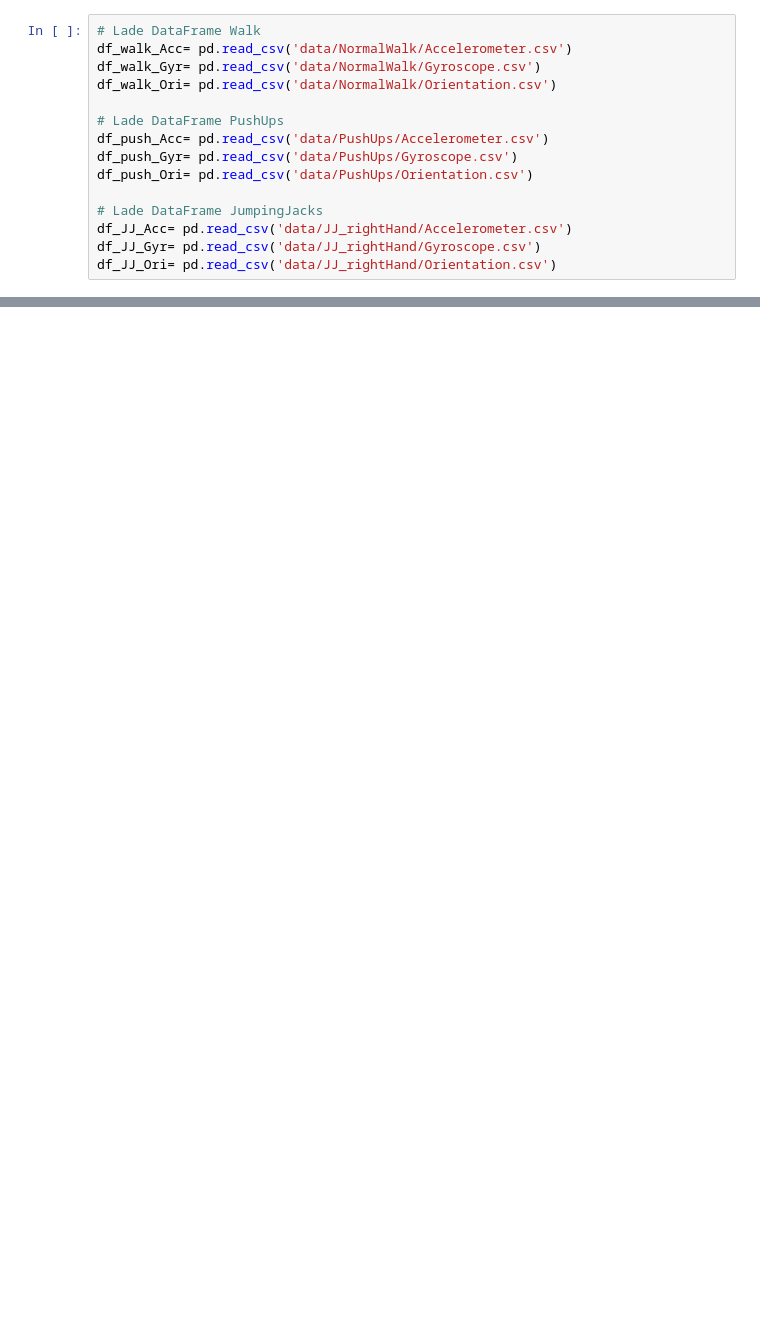
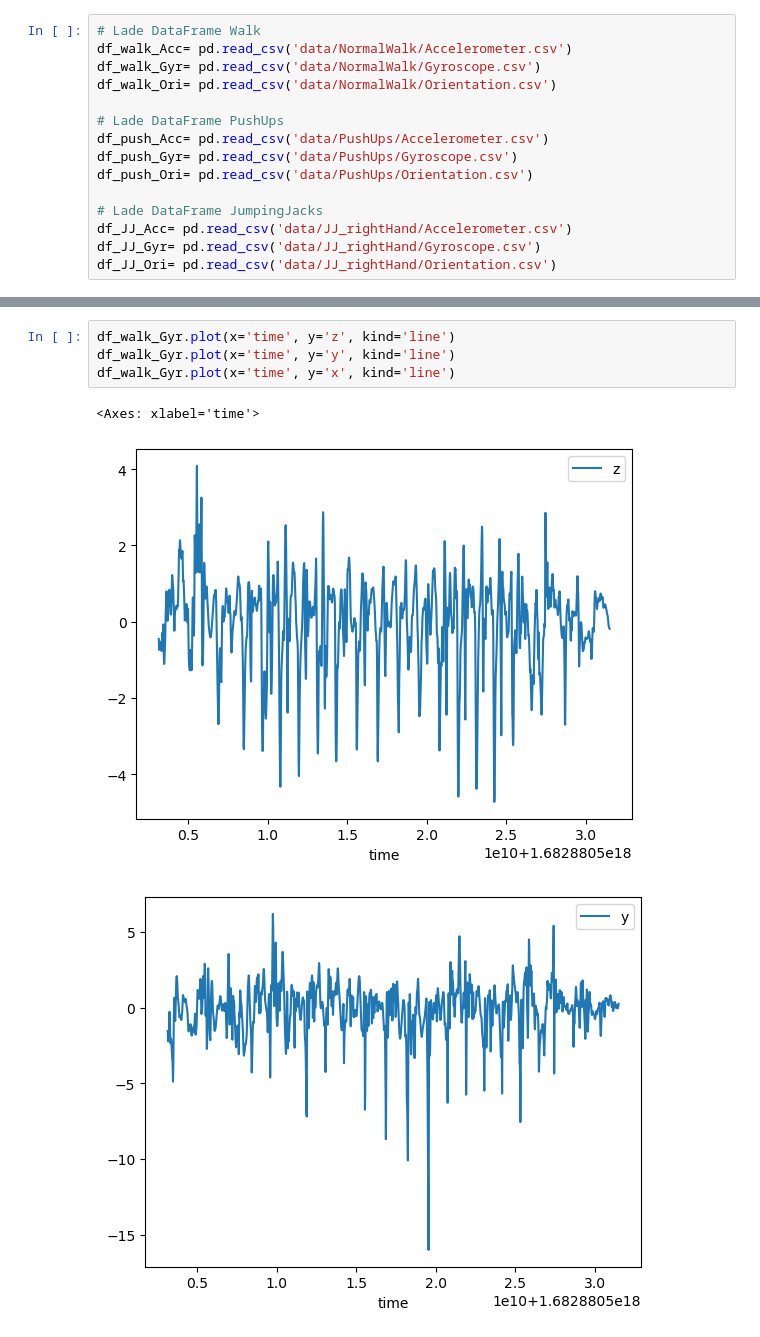
Before and after one commit to Wipfla/ML4B_App, a Jupyter notebook: ML_Marvin.ipynb, the cells around one changed output, grey strips where cells are left out. Saved outputs shown, nothing was run; the diff lists cells and outputs as text; blank space fills up the shorter version.

Commit message:
plot data

```diff
--- a/ML_Marvin.ipynb
+++ b/ML_Marvin.ipynb
@@ -48,3 +49,11 @@ df_walk.head(10)
 | 7 | 1682880503324313900 | -2.377419 | -0.013274 | -0.148708 | 1.682881e+18 | -0.556040 | -0.268017 | -0.076664 | 1.682881e+18 | -0.953105 | -0.209856 | ... |
 | 8 | 1682880503341193500 | -1.454557 | -0.956503 | 0.051434 | 1.682881e+18 | -0.522595 | -0.758389 | -0.182801 | 1.682881e+18 | -0.953050 | -0.214667 | ... |
 | 9 | 1682880503358059500 | 0.230019 | -1.034410 | 0.667315 | 1.682881e+18 | -0.610407 | -1.448972 | -0.221897 | 1.682881e+18 | -0.951953 | -0.220302 | ... |
+# %%
+df_walk_Gyr.plot(x='time', y='z', kind='line')
+df_walk_Gyr.plot(x='time', y='y', kind='line')
+df_walk_Gyr.plot(x='time', y='x', kind='line')
+# %% [output]
+<Axes: xlabel='time'>
+[figure, added]
+[figure, added]
```
Also changed, not shown: parts of 4 cells of this notebook, 1 other file.
